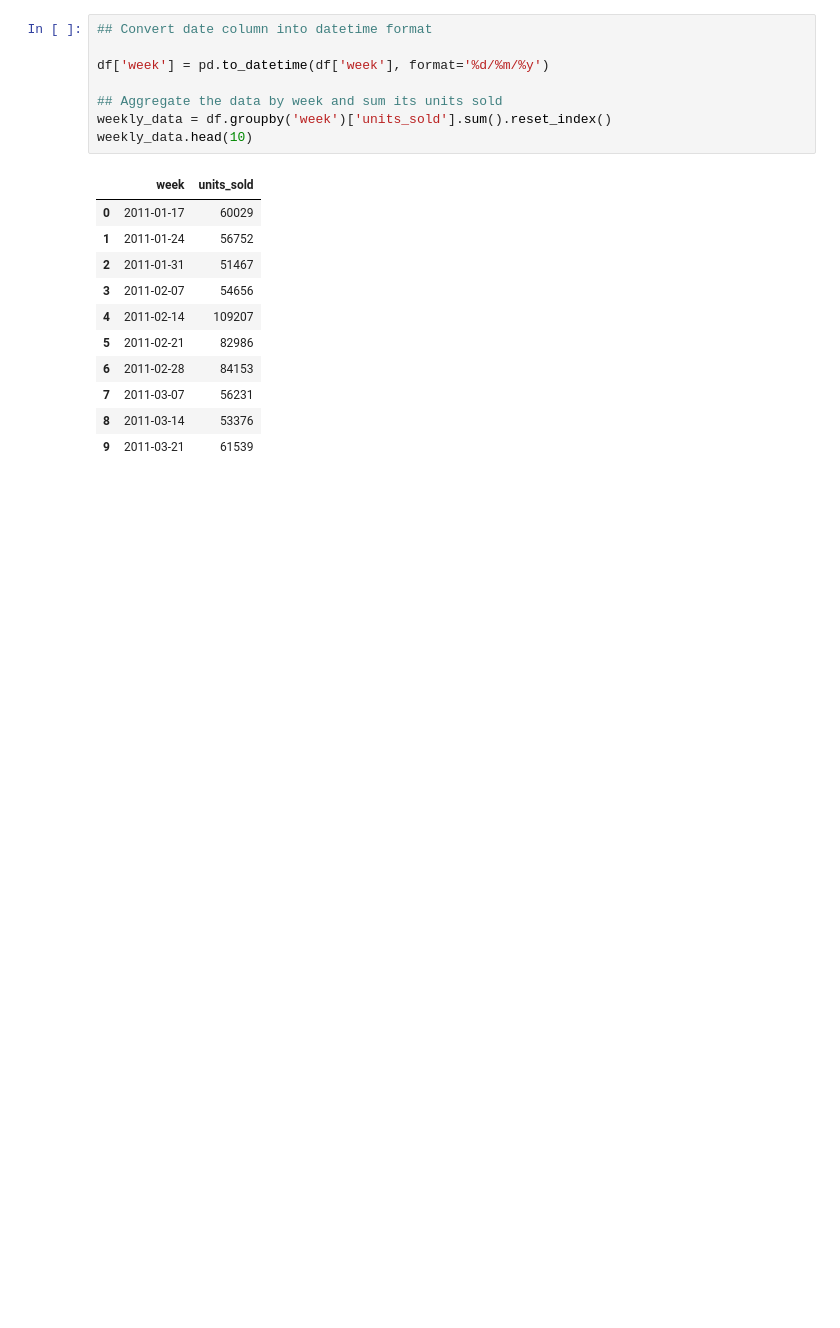
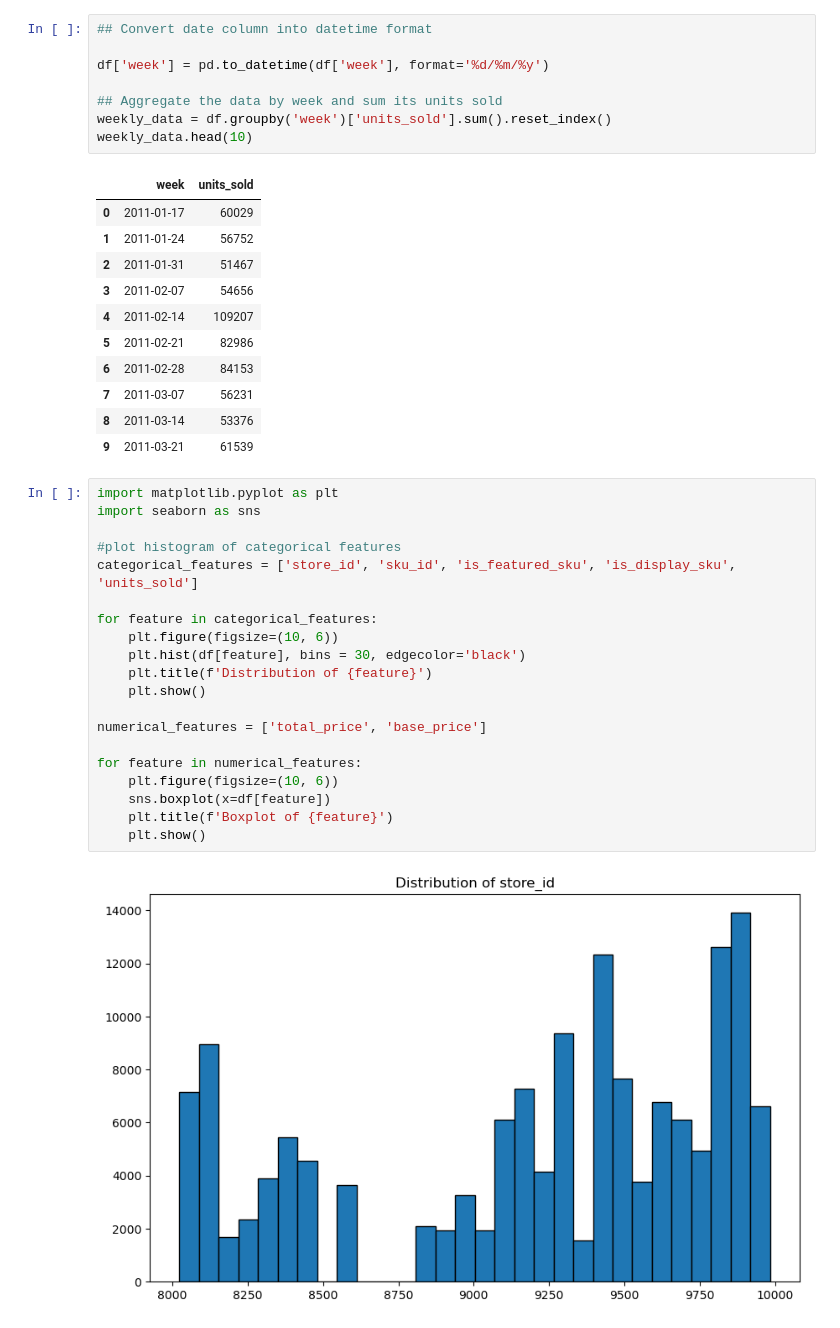
Before and after one commit to Narendr1a/demand-forecasting-for-E-commerce, a Jupyter notebook: demand-forecasting.ipynb, the cells around one changed output. Cells and saved outputs as stored; diff of their text form; blank space fills up the shorter version.

```diff
--- a/demand-forecasting.ipynb
+++ b/demand-forecasting.ipynb
@@ -112,3 +112,25 @@ weekly_data.head(10)
 | 7 | 2011-03-07 | 56231 |
 | 8 | 2011-03-14 | 53376 |
 | 9 | 2011-03-21 | 61539 |
+# %%
+import matplotlib.pyplot as plt
+import seaborn as sns
+
+#plot histogram of categorical features
+categorical_features = ['store_id', 'sku_id', 'is_featured_sku', 'is_display_sku', 'units_sold']
+
+for feature in categorical_features:
+    plt.figure(figsize=(10, 6))
+    plt.hist(df[feature], bins = 30, edgecolor='black')
+    plt.title(f'Distribution of {feature}')
+    plt.show()
+
+numerical_features = ['total_price', 'base_price']
+
+for feature in numerical_features:
+    plt.figure(figsize=(10, 6))
+    sns.boxplot(x=df[feature])
+    plt.title(f'Boxplot of {feature}')
+    plt.show()
+# %% [output]
+[figure, added]
```
Also changed, not shown: parts of 4 cells of this notebook.
